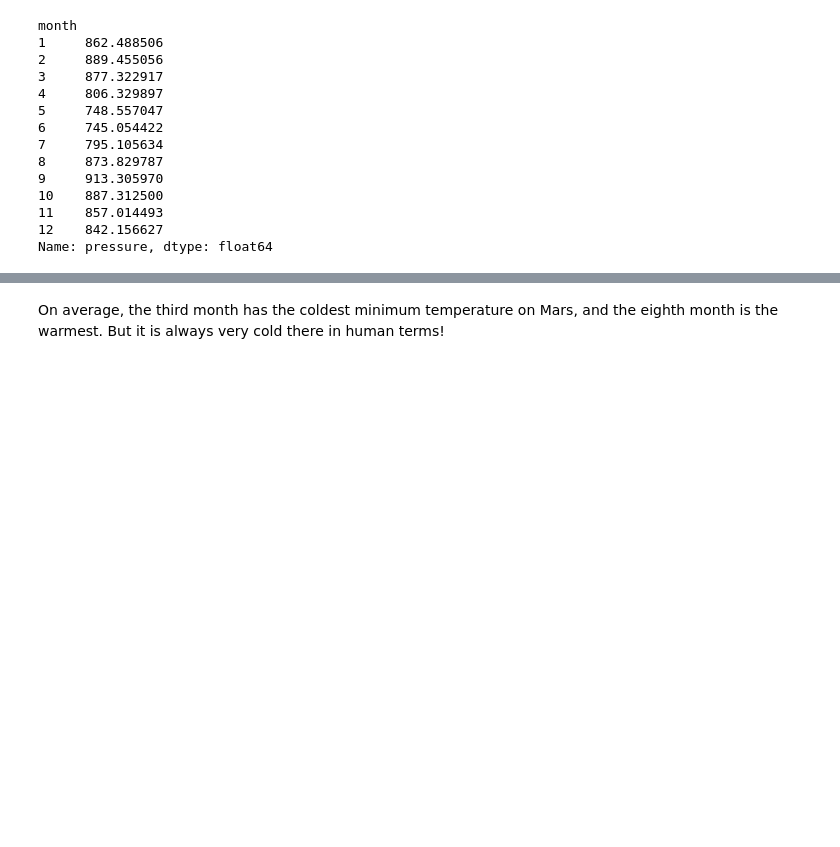
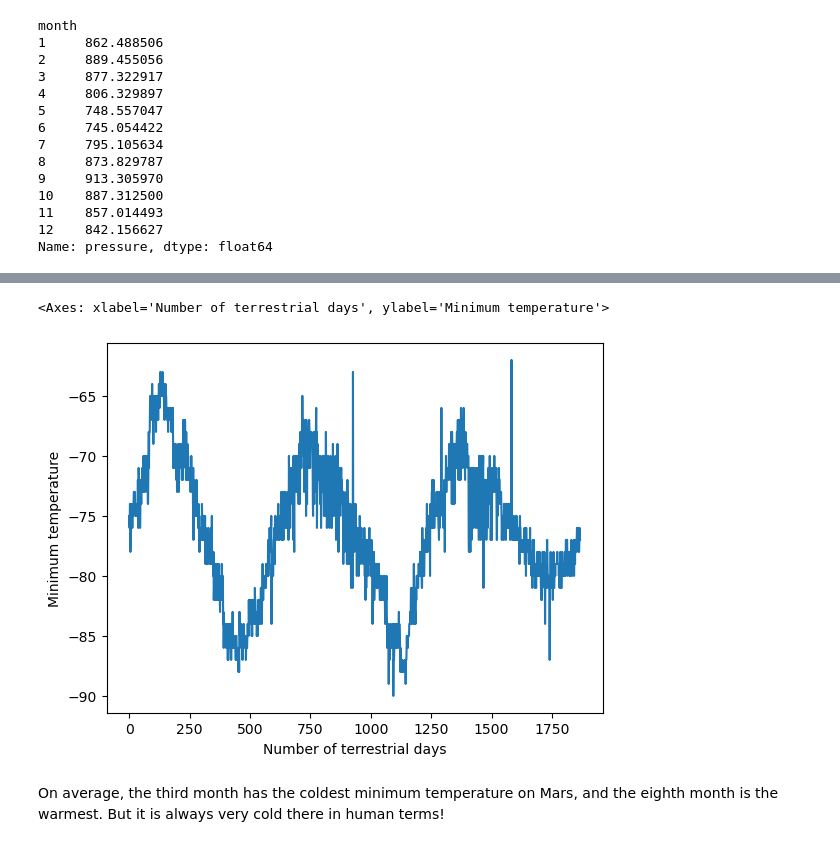
Before and after one commit to Dference/Web-Scraping-Challenge, a Jupyter notebook: Challenge_mars_weather.ipynb, the cells around one changed output, grey strips where cells are left out. Cells and saved outputs as stored; diff of their text form; code cells hidden in the pictures; blank space fills up the shorter version.

```diff
--- a/Challenge_mars_weather.ipynb
+++ b/Challenge_mars_weather.ipynb
@@ -196,3 +235,15 @@ Name: pressure, dtype: float64
+# %%
+# 5. How many terrestrial (earth) days are there in a Martian year?
+sols_range = mars_df['sol'].max() - mars_df['sol'].min()
+
+terrestrial_date_range = (mars_df['terrestrial_date'].max() - mars_df['terrestrial_date'].min()).days
+
+earth_days_per_sol = terrestrial_date_range / sols_range
+
+mars_df['min_temp'].plot(kind='line', color='tab:blue', xlabel='Number of terrestrial days', ylabel='Minimum temperature')
+# %% [output]
+<Axes: xlabel='Number of terrestrial days', ylabel='Minimum temperature'>
+[figure, added]
 # %% [markdown]
 On average, the third month has the coldest minimum temperature on Mars, and the eighth month is the warmest. But it is always very cold there in human terms!
 # %% [markdown]
```
Also changed, not shown: parts of 17 cells of this notebook, 1 other file.
